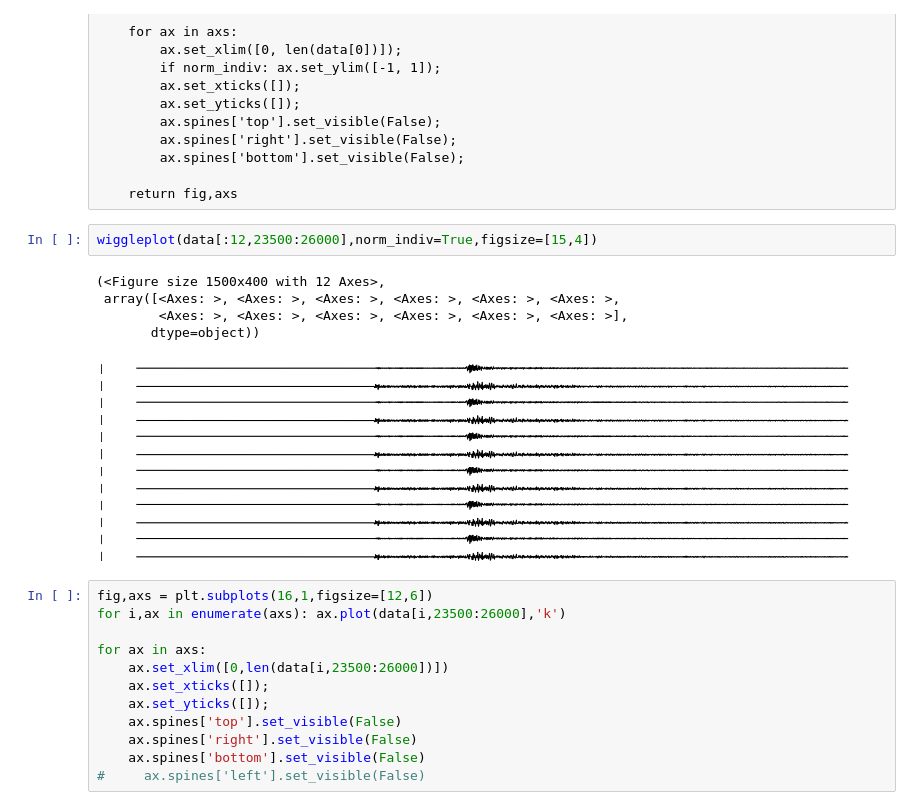
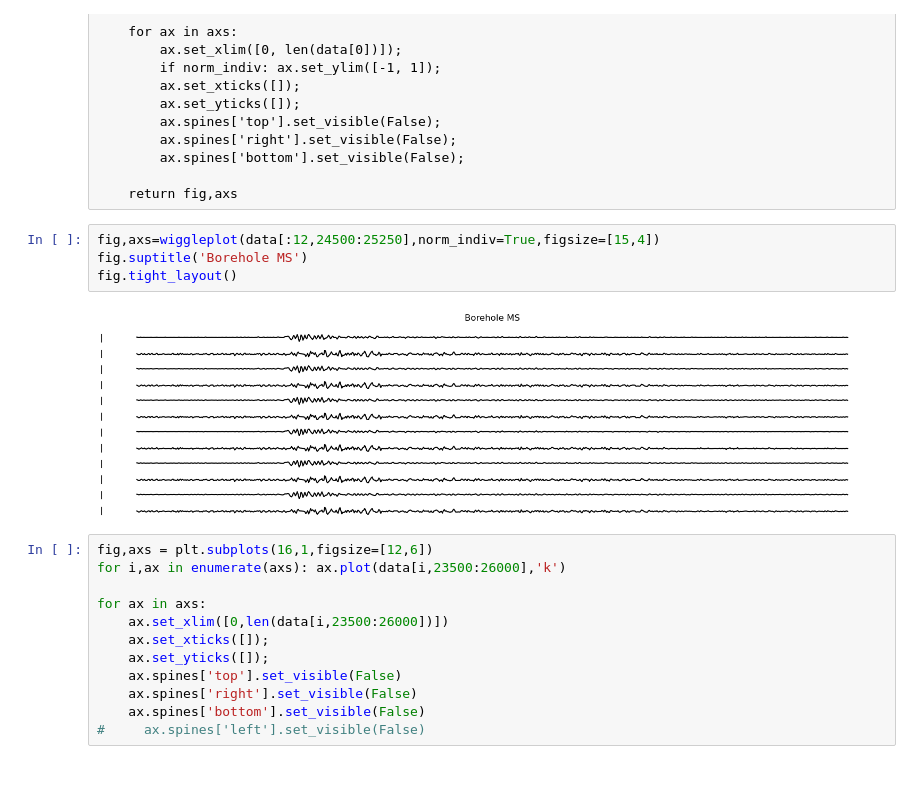
Before and after one commit to FraCSPy/FraCSPy, a Jupyter notebook: Notebooks/UTAH/DataLoading.ipynb, the cells around one changed output. Drawn from its saved outputs; the diff is of its cells as text; blank space fills up the shorter version.

```diff
--- a/Notebooks/UTAH/DataLoading.ipynb
+++ b/Notebooks/UTAH/DataLoading.ipynb
@@ -81,13 +81,11 @@ def wiggleplot(data,norm_indiv=True,figsize=[12, 6]):
 
     return fig,axs
 # %%
-wiggleplot(data[:12,23500:26000],norm_indiv=True,figsize=[15,4])
+fig,axs=wiggleplot(data[:12,24500:25250],norm_indiv=True,figsize=[15,4])
+fig.suptitle('Borehole MS')
+fig.tight_layout()
 # %% [output]
-(<Figure size 1500x400 with 12 Axes>,
- array([<Axes: >, <Axes: >, <Axes: >, <Axes: >, <Axes: >, <Axes: >,
-        <Axes: >, <Axes: >, <Axes: >, <Axes: >, <Axes: >, <Axes: >],
-       dtype=object))
-[figure, old version]
+[figure, new version]
 # %%
 fig,axs = plt.subplots(16,1,figsize=[12,6])
 for i,ax in enumerate(axs): ax.plot(data[i,23500:26000],'k')
```
Also changed, not shown: 4 other files.
